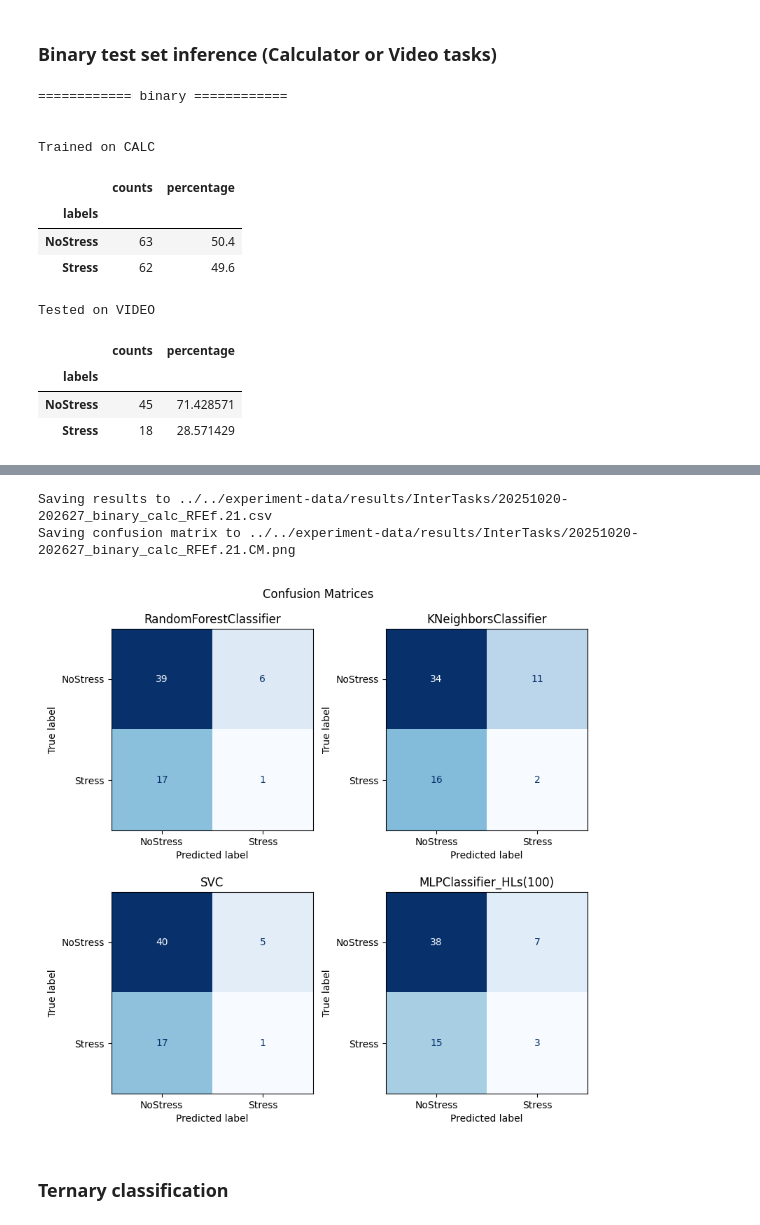
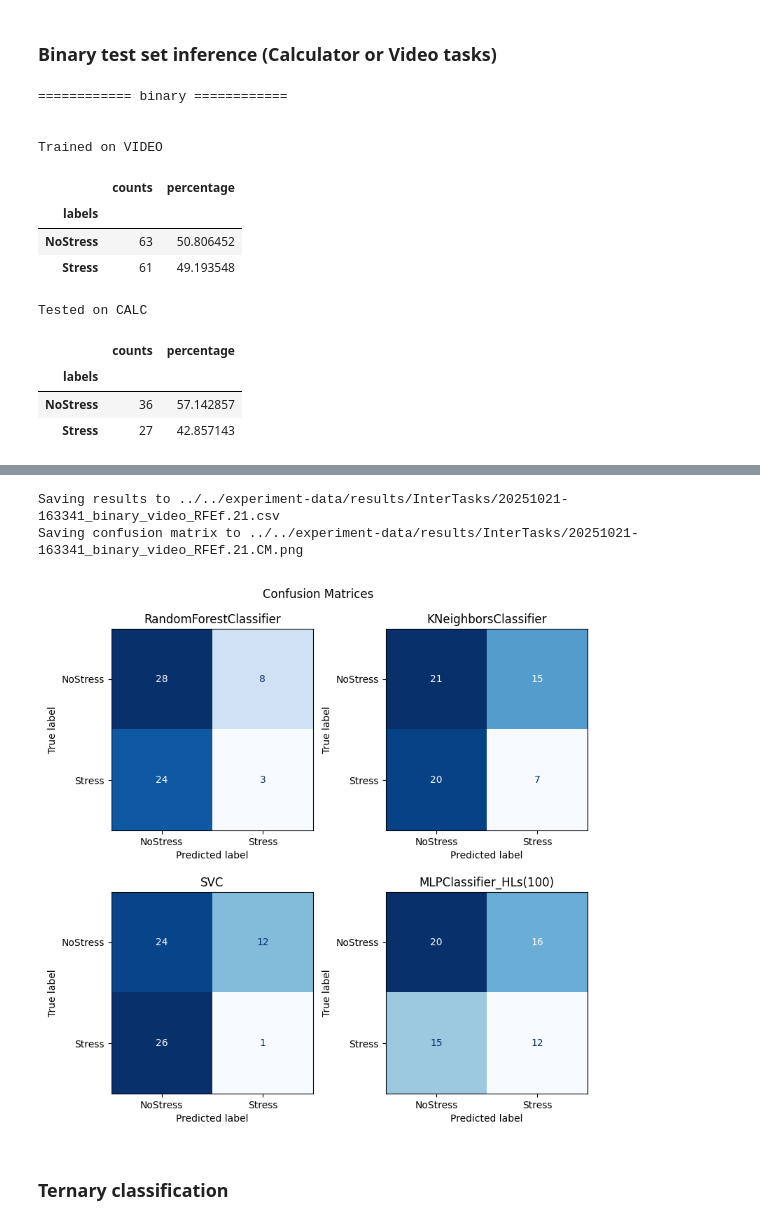
Before and after one commit to sergiodl-ubi/stressID, a Jupyter notebook: Classification/classification_expdata.within.ipynb, the cells around one changed output, grey strips where cells are left out. Drawn from its saved outputs; the diff is of its cells as text; code cells hidden in the pictures.

Commit message:
Finished comparison between inter Task training on ExpData

```diff
--- a/Classification/classification_expdata.within.ipynb
+++ b/Classification/classification_expdata.within.ipynb
@@ -63,7 +63,7 @@ def show_label_stats(labels: list[str], y: pd.Series):
     display(df.set_index("labels"))
 
 def output(results: pd.DataFrame, conf_matrices: dict[str, np.ndarray], meta: dict):
-    classification = meta['classification']
+    classification = f"{meta['classification']}_{meta['training_tasks']}"
     feature_selector = meta['feature_selector']
     state_int = meta['state_int']
     labels = meta['classes']
@@ -97,7 +97,7 @@ def output(results: pd.DataFrame, conf_matrices: dict[str, np.ndarray], meta: di
 
 
 def save_models(classifiers: dict[str, Pipeline], meta: dict):
-    classification = meta["classification"]
+    classification = f"{meta['classification']}_{meta['training_tasks']}"
     for name, cls in classifiers.items():
         now = datetime.now()
         timestamp = now.strftime("%Y%m%d-%H%M%S")
@@ -218,7 +218,7 @@ Several models are tested: Random Forests, K nearets neighbors, SVM, and Multi L
 # %% [markdown]
 ### Parameter and models configuration
 # %%
-training_tasks = "calc"  # Literal["video" | "calc"]
+training_tasks = "video"  # Literal["video" | "calc"]
 params = {
     "training_tasks": training_tasks,
     "testing_tasks": "calc" if training_tasks == "video" else "video",
@@ -230,7 +230,7 @@ params = {
     "show_averages": True,
     "show_confusion_matrices": True,
     "save_confusion_matrices": True,
-    "save_models": True,
+    "save_models": False,
     "save_results": True,
     "verbose": False,
 }
@@ -337,7 +337,7 @@ Resampled dataset
 # %%
 # 10 random splits holdout
 if validations['holdout']:
-    res, conf, models, probs_dict = make_nclassif_random_splits(
+    res, conf, models_10h, probs_dict = make_nclassif_random_splits(
         x_in,
         y_in,
         n_splits=params["n_splits"],
@@ -350,7 +350,7 @@ if validations['holdout']:
     )
     output(res, conf, params)
     if params["save_models"]:
-        save_models(models, params)
+        save_models(models_10h, params)
 
     print(f"Standard Deviations {params['n_splits']} holdouts:")
     display(res.groupby(["classifier"]).std()[["f1-score", "accuracy", "time"]])
@@ -548,7 +518,7 @@ df_res = pd.DataFrame(
 )
 conf_matrices: dict[str, np.ndarray] = {}
 
-for model_name, model in models.items():
+for model_name, model in models_10h.items():
     y_pred = model.predict(testset_x)
     cm = confusion_matrix(testset_bin_y, y_pred)
     report = classification_report(testset_bin_y, y_pred, target_names=params["classes"], output_dict=True)
@@ -580,15 +550,15 @@ if params["show_confusion_matrices"]:
 ============ binary ============
 
 
-Trained on CALC
+Trained on VIDEO
 |  | counts | percentage |
 | labels |  |  |
-| NoStress | 63 | 50.4 |
-| Stress | 62 | 49.6 |
+| NoStress | 63 | 50.806452 |
+| Stress | 61 | 49.193548 |
-Tested on VIDEO
+Tested on CALC
 |  | counts | percentage |
 | labels |  |  |
-| NoStress | 45 | 71.428571 |
-| Stress | 18 | 28.571429 |
+| NoStress | 36 | 57.142857 |
+| Stress | 27 | 42.857143 |
 |  | bal-accuracy | weighted-f1 | macro-avg-prec | macro-avg-rec | macro-avg-f1 | stress-prec | stress-rec | ... |
 | classifier |  |  |  |  |  |  |  | ... |
@@ -599,6 +569,6 @@ Tested on VIDEO
-Saving results to ../../experiment-data/results/InterTasks/20251020-202627_binary_calc_RFEf.21.csv
-Saving confusion matrix to ../../experiment-data/results/InterTasks/20251020-202627_binary_calc_RFEf.21.CM.png
+Saving results to ../../experiment-data/results/InterTasks/20251021-163341_binary_video_RFEf.21.csv
+Saving confusion matrix to ../../experiment-data/results/InterTasks/20251021-163341_binary_video_RFEf.21.CM.png
-[figure, old version]
+[figure, new version]
 # %% [markdown]
 ### Ternary classification
 # %%
```
Also changed, not shown: parts of 12 cells of this notebook, 6 other files.
